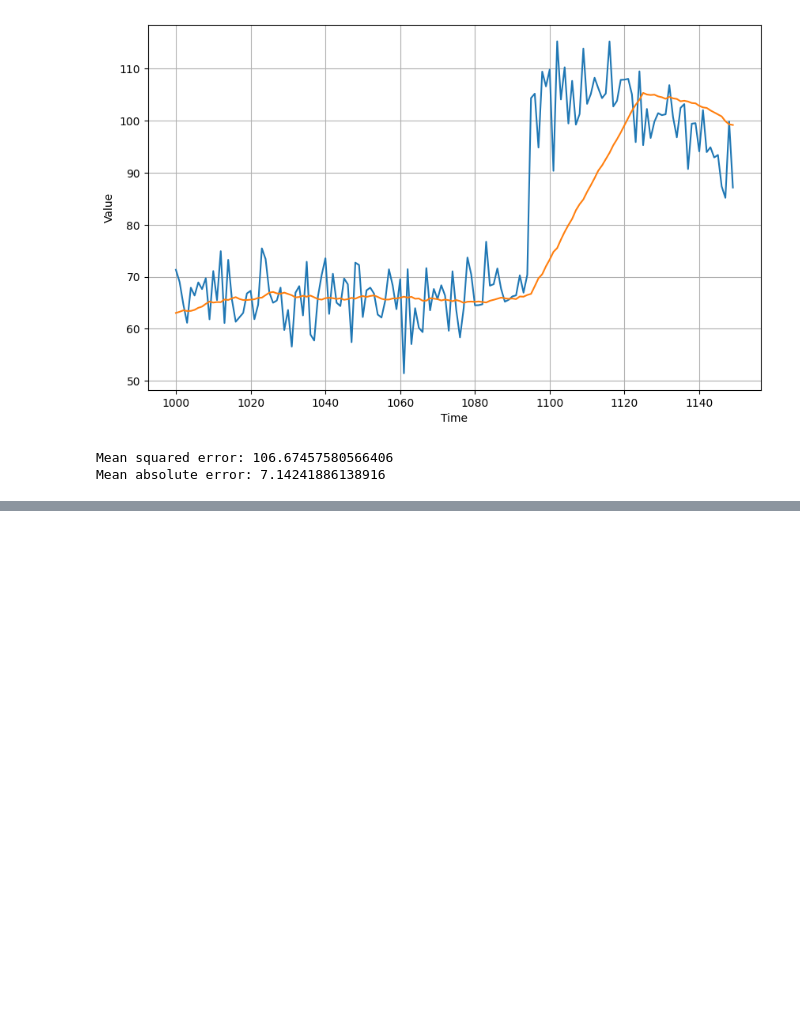
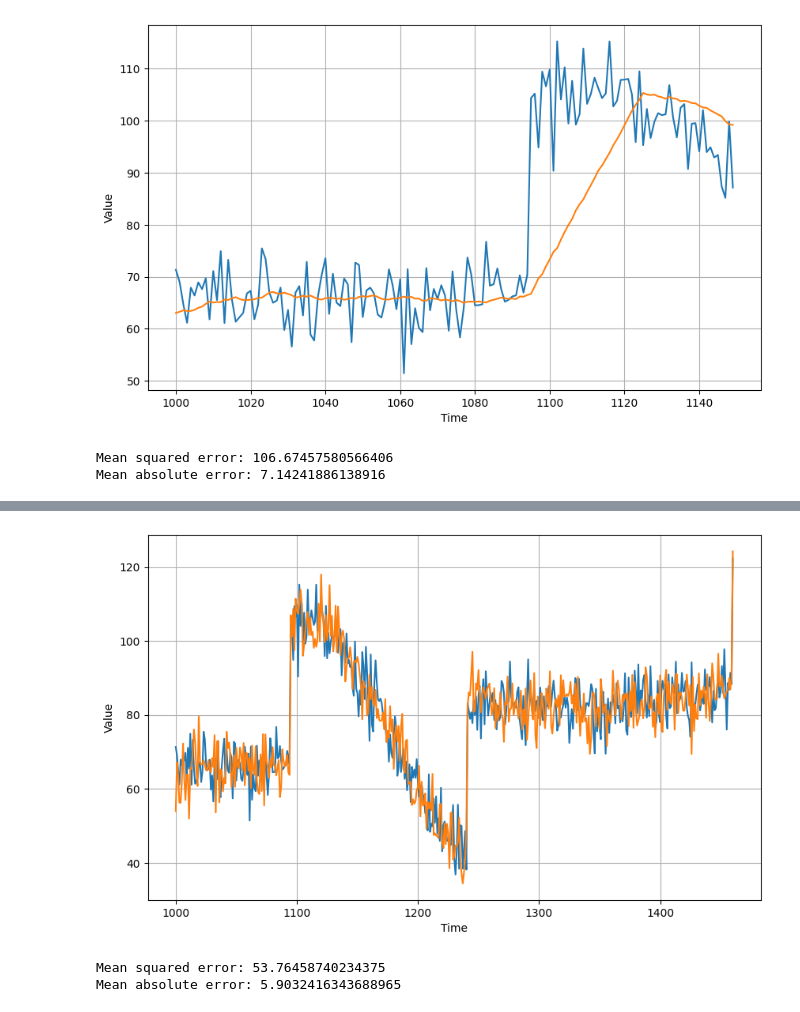
Before and after one commit to shielamms/Tensorflow-Notebooks, a Jupyter notebook: Statistical_Forecasting_with_Synthetic_Time_Series_Data.ipynb, the cells around one changed output, grey strips where cells are left out. Cells and saved outputs as stored; diff of their text form; code cells hidden in the pictures; blank space fills up the shorter version.

```diff
--- a/Statistical_Forecasting_with_Synthetic_Time_Series_Data.ipynb
+++ b/Statistical_Forecasting_with_Synthetic_Time_Series_Data.ipynb
@@ -156,0 +177,12 @@ Mean absolute error: 7.14241886138916
+# %%
+# Add trend and seasonality from the original series
+diff_moving_avg_plus_past = series[split_time - 365:-365] + diff_moving_avg
+
+plot_series(time_valid, (x_valid, diff_moving_avg_plus_past))
+# %% [output]
+[figure, added]
+# %%
+compute_error(x_valid, diff_moving_avg_plus_past)
+# %% [output]
+Mean squared error: 53.76458740234375
+Mean absolute error: 5.9032416343688965
```
Also changed, not shown: parts of 6 cells of this notebook.
